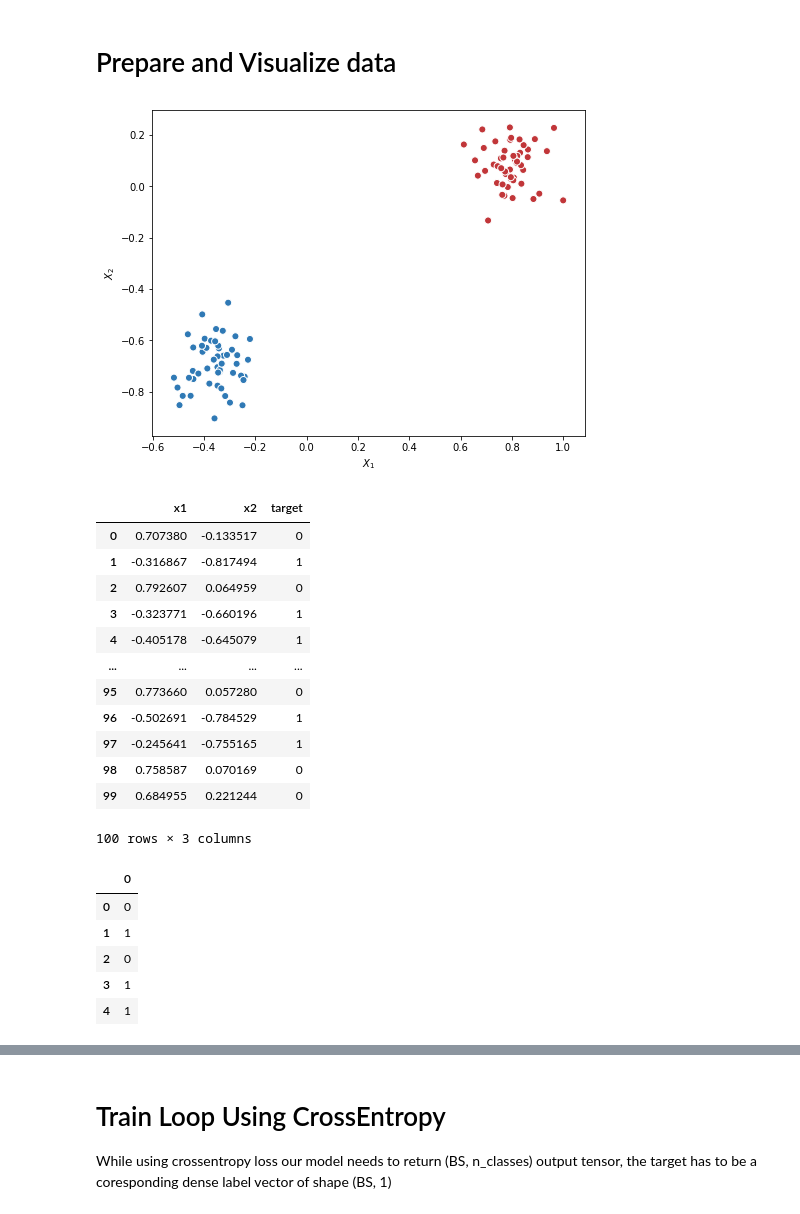
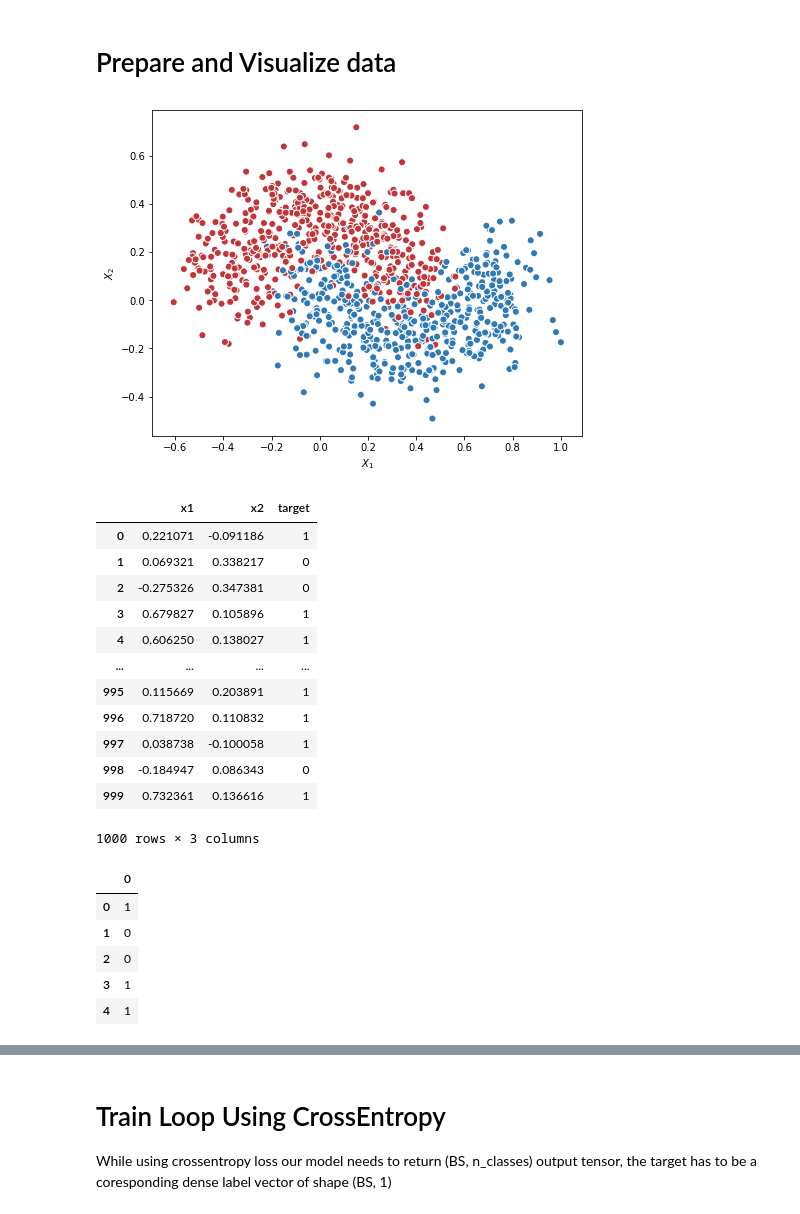
Before and after one commit to i008/dsr-pytorch, a Jupyter notebook: 2-perceptron.ipynb, the cells around one changed output, grey strips where cells are left out. Drawn from its saved outputs; the diff is of its cells as text; code cells hidden in the pictures.

```diff
--- a/2-perceptron.ipynb
+++ b/2-perceptron.ipynb
@@ -27,41 +30,42 @@ torch.manual_seed(7)
 # Prepare and Visualize data
 # %%
 N_FEATURES = 2
-DATASET_TO_USE = 'blobs' # or moons
+DATASET_TO_USE = 'm' # or moons
 
 if DATASET_TO_USE == 'blobs':
     X, Y = make_blobs(centers=2, random_state=RANDOM_STATE, n_features=N_FEATURES)
 else:
-    X, Y = make_moons(n_samples=1000, random_state=RANDOM_STATE)
-
+    X, Y = make_moons(n_samples=1000, noise=0.3, random_state=RANDOM_STATE)
 
 X = X/np.abs(X).max()
 visualize_data(X,Y)
 # %% [output]
-[figure, old version]
+[figure, new version]
 # %%
 data = pd.DataFrame(X, columns=['x1','x2'])
 data['target'] = Y; data
+
+data
 # %% [output]
 |  | x1 | x2 | target |
-| 0 | 0.707380 | -0.133517 | 0 |
-| 1 | -0.316867 | -0.817494 | 1 |
-| 2 | 0.792607 | 0.064959 | 0 |
-| 3 | -0.323771 | -0.660196 | 1 |
-| 4 | -0.405178 | -0.645079 | 1 |
+| 0 | 0.221071 | -0.091186 | 1 |
+| 1 | 0.069321 | 0.338217 | 0 |
+| 2 | -0.275326 | 0.347381 | 0 |
+| 3 | 0.679827 | 0.105896 | 1 |
+| 4 | 0.606250 | 0.138027 | 1 |
 | ... | ... | ... | ... |
-| 95 | 0.773660 | 0.057280 | 0 |
-| 96 | -0.502691 | -0.784529 | 1 |
-| 97 | -0.245641 | -0.755165 | 1 |
-| 98 | 0.758587 | 0.070169 | 0 |
-| 99 | 0.684955 | 0.221244 | 0 |
+| 995 | 0.115669 | 0.203891 | 1 |
+| 996 | 0.718720 | 0.110832 | 1 |
+| 997 | 0.038738 | -0.100058 | 1 |
+| 998 | -0.184947 | 0.086343 | 0 |
+| 999 | 0.732361 | 0.136616 | 1 |
-100 rows × 3 columns
+1000 rows × 3 columns
 # %%
 pd.DataFrame(Y).head()
 # %% [output]
 |  | 0 |
-| 0 | 0 |
-| 1 | 1 |
+| 0 | 1 |
+| 1 | 0 |
 | 2 | 0 |
 | 3 | 1 |
 | 4 | 1 |
```
Also changed, not shown: parts of 10 cells of this notebook, 3 other files.
